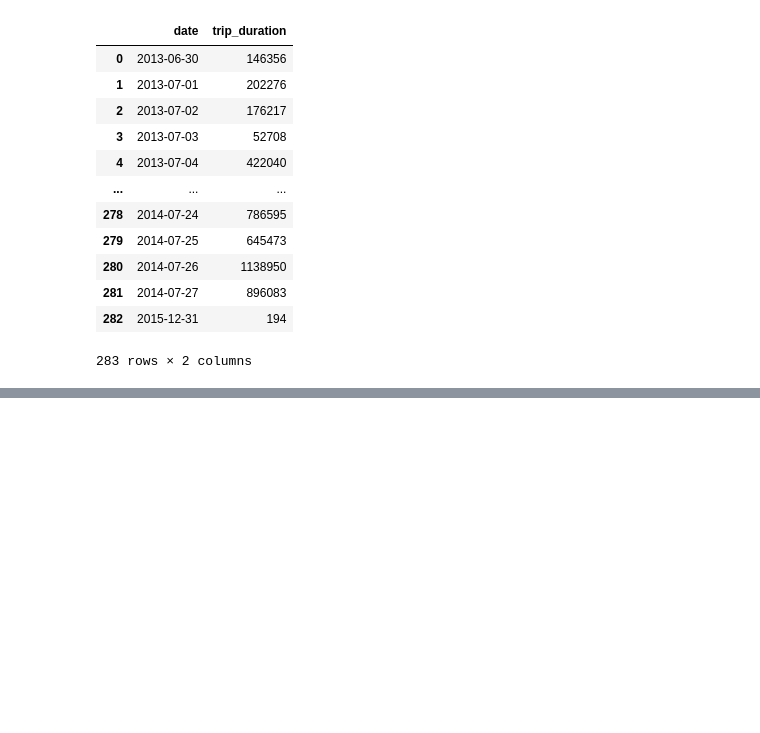
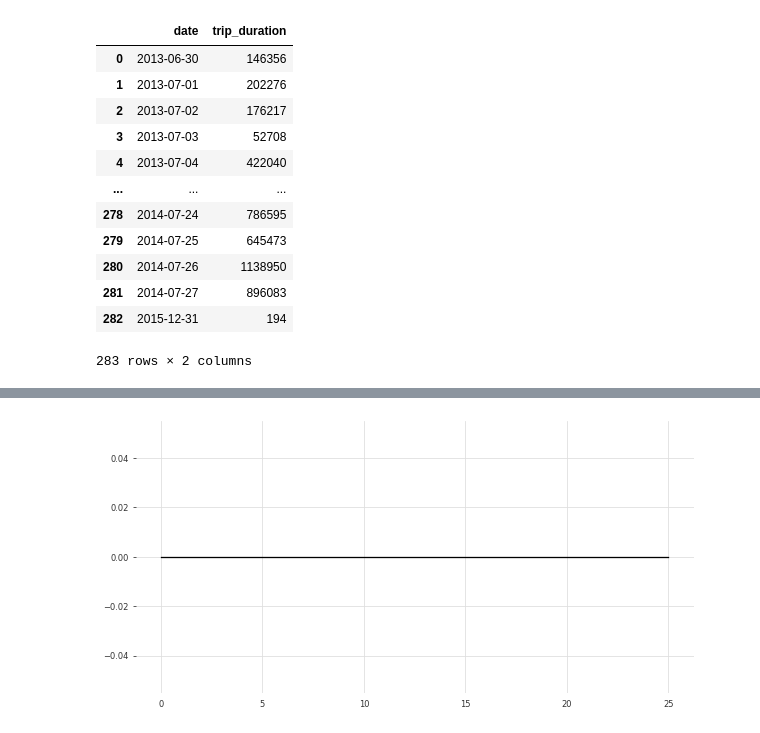
Before and after one commit to astrodestroyergithub/Divvy-Bike-Share, a Jupyter notebook: CODE/darts_exploration.ipynb, the cells around one changed output, grey strips where cells are left out. Cells and saved outputs as stored; diff of their text form; code cells hidden in the pictures; blank space fills up the shorter version.

```diff
--- a/CODE/darts_exploration.ipynb
+++ b/CODE/darts_exploration.ipynb
@@ -116,0 +128,4 @@ RuntimeError: Numpy is not available
+# %%
+plot_acf(train,m=12,alpha=.05)
+# %% [output]
+[figure, added]
```
Also changed, not shown: parts of 21 cells of this notebook.
